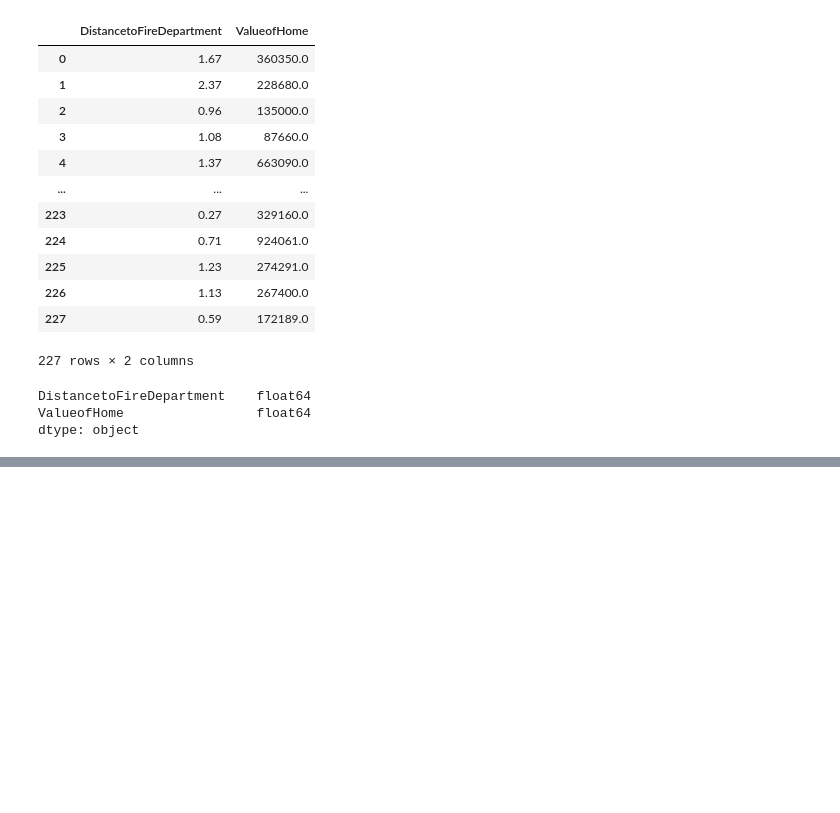
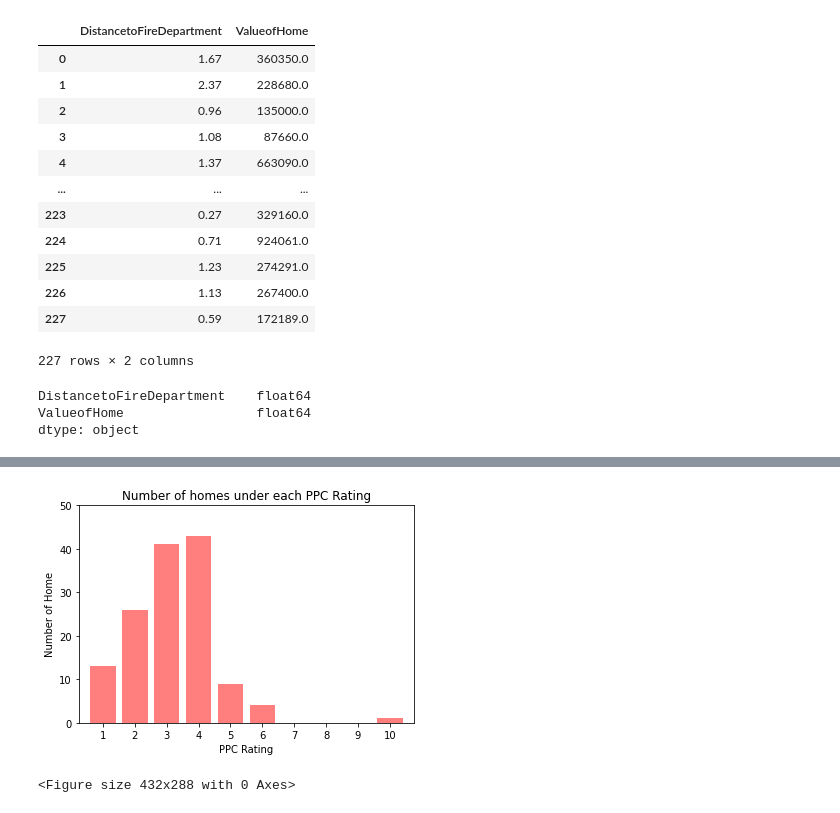
Before and after one commit to ajwu100/GROUP-9-PROJECT-1, a Jupyter notebook: public_community.ipynb, the cells around one changed output, grey strips where cells are left out. Drawn from its saved outputs; the diff is of its cells as text; code cells hidden in the pictures; blank space fills up the shorter version.

```diff
--- a/public_community.ipynb
+++ b/public_community.ipynb
@@ -239,0 +269,20 @@ The correlation between distance to fire station and home value is 0.08, indicat
+# %%
+#Create a bar graph showing numbers of home that fall under each PPC rating.
+
+PPC_Ratings = ["1", "2", "3", "4", "5", "6", "7", "8", "9", "10"]
+
+Home_Numbers = [13, 26, 41, 43, 9, 4, 0, 0, 0, 1]
+x_axis = np.arange(len(PPC_Ratings))
+plt.bar(x_axis, Home_Numbers, color="r", alpha=0.5, align="center")
+tick_locations = [value for value in x_axis]
+plt.xticks(tick_locations, PPC_Ratings)
+plt.xlim(-0.75, len(x_axis)-0.25)
+plt.ylim(0, 50)
+plt.title("Number of homes under each PPC Rating")
+plt.xlabel("PPC Rating")
+plt.ylabel("Number of Home")
+plt.show()
+plt.tight_layout()
+# %% [output]
+[figure, added]
+<Figure size 432x288 with 0 Axes>
```
Also changed, not shown: parts of 10 cells of this notebook, 1 other file.
